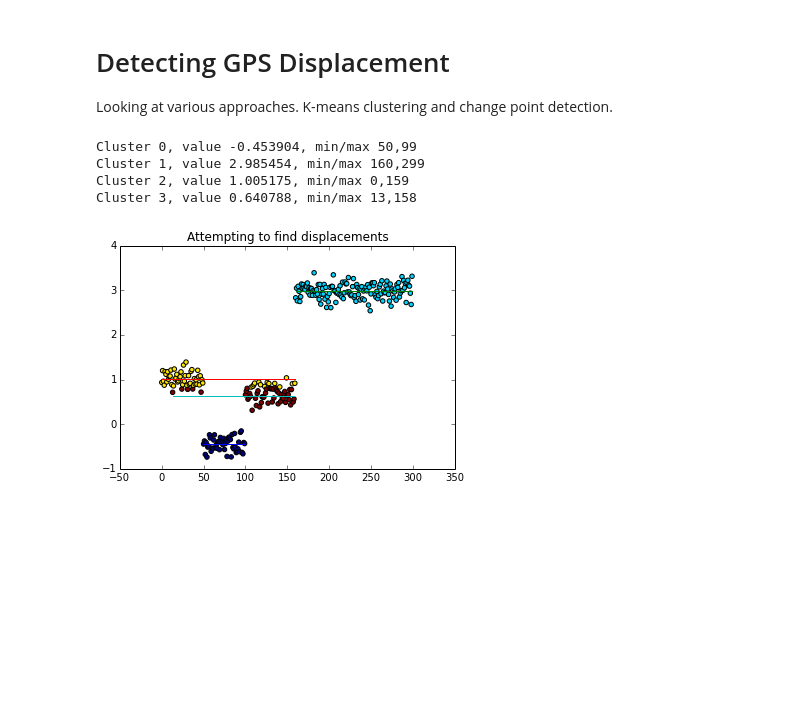
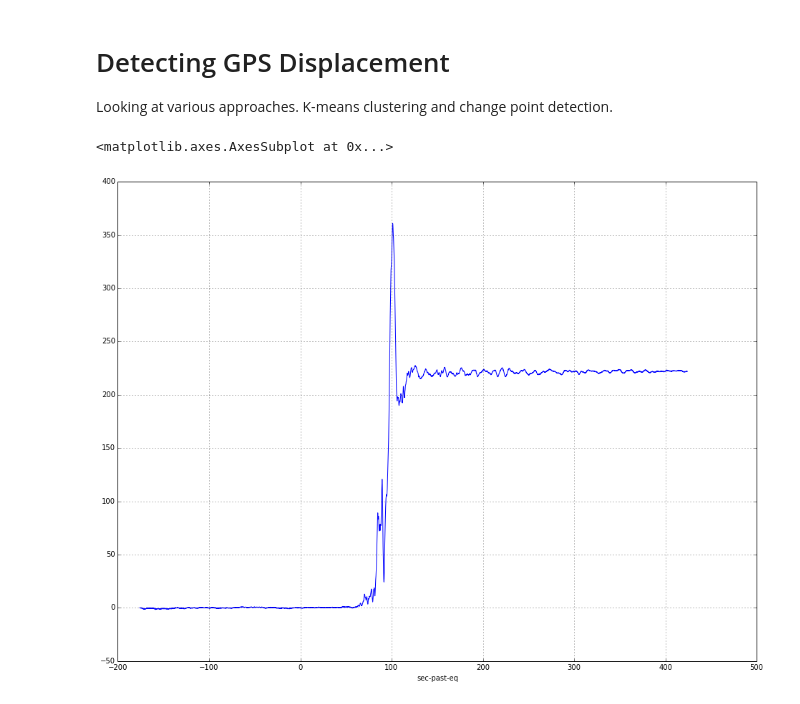
Before and after one commit to crleblanc/displacement_experiments, a Jupyter notebook: displacement.ipynb, the cells around one changed output. Saved outputs shown, nothing was run; the diff lists cells and outputs as text; code cells hidden in the pictures; blank space fills up the shorter version.

Commit message:
Now reading and plotting sample data, some obvious trends.

```diff
--- a/displacement.ipynb
+++ b/displacement.ipynb
@@ -2,42 +2,48 @@
 # Detecting GPS Displacement
 Looking at various approaches.  K-means clustering and change point detection.
 # %%
+import pandas as pd
 import numpy as np
 import matplotlib.pyplot as plt
+import matplotlib.pylab as pylab
 from sklearn.cluster import KMeans
+
 %matplotlib inline
+pylab.rcParams['figure.figsize'] = 16, 12
 
-# synthetic data.  TODO: use pandas to load.
-ts = np.random.normal(0, 0.15, 300)
-#ts = np.ones(300)
-ts[:50] += 1
-ts[50:100] -= 0.5
-ts[100:160] += 0.7
-ts[160:] += 3
+# # synthetic data.  TODO: use pandas to load.
+# ts = np.random.normal(0, 0.15, 300)
+# #ts = np.ones(300)
+# ts[:50] += 1
+# ts[50:100] -= 0.5
+# ts[100:160] += 0.7
+# ts[160:] += 3
 
 # in the form KMeans expects
-data = ts.reshape(-1,1)
+#data = ts.reshape(-1,1)
 
-n = 4
-k_means = KMeans(n_clusters=n, tol=1e-4, max_iter=5000)
-fitted = k_means.fit_predict(data)
 
-# Excellent!  Now plot a horizontal line for each cluster
-for i, cent in enumerate(k_means.cluster_centers_):
-    xvals = np.argwhere(fitted==i)
-    #subset = np.arg
-    xmin = xvals.min()
-    xmax = xvals.max()
-    print "Cluster %d, value %f, min/max %s,%s" % (i, cent, xmin, xmax)
-    plt.plot([xmin, xmax], [cent, cent])
 
-#plt.plot(ts)
-plt.scatter(np.arange(ts.size), ts, c=fitted)
-plt.title("Attempting to find displacements")
-plt.show()
+data = pd.read_csv("10hz-318.DHU.cmbl.LC.reformat", delim_whitespace=True)
+data = data.set_index('sec-past-eq')
+
+# n = 4
+# k_means = KMeans(n_clusters=n, tol=1e-4, max_iter=5000)
+# fitted = k_means.fit_predict(data)
+
+# # Excellent!  Now plot a horizontal line for each cluster
+# for i, cent in enumerate(k_means.cluster_centers_):
+#     xvals = np.argwhere(fitted==i)
+#     #subset = np.arg
+#     xmin = xvals.min()
+#     xmax = xvals.max()
+#     print "Cluster %d, value %f, min/max %s,%s" % (i, cent, xmin, xmax)
+#     plt.plot([xmin, xmax], [cent, cent])
+
+# #plt.plot(ts)
+# plt.scatter(np.arange(ts.size), ts, c=fitted)
+# plt.title("Attempting to find displacements")
+# plt.show()
 # %% [output]
-Cluster 0, value -0.453904, min/max 50,99
-Cluster 1, value 2.985454, min/max 160,299
-Cluster 2, value 1.005175, min/max 0,159
-Cluster 3, value 0.640788, min/max 13,158
+<matplotlib.axes.AxesSubplot at 0x...>
-[figure, old version]
+[figure, new version]
```
Also changed, not shown: parts of 2 cells of this notebook.
